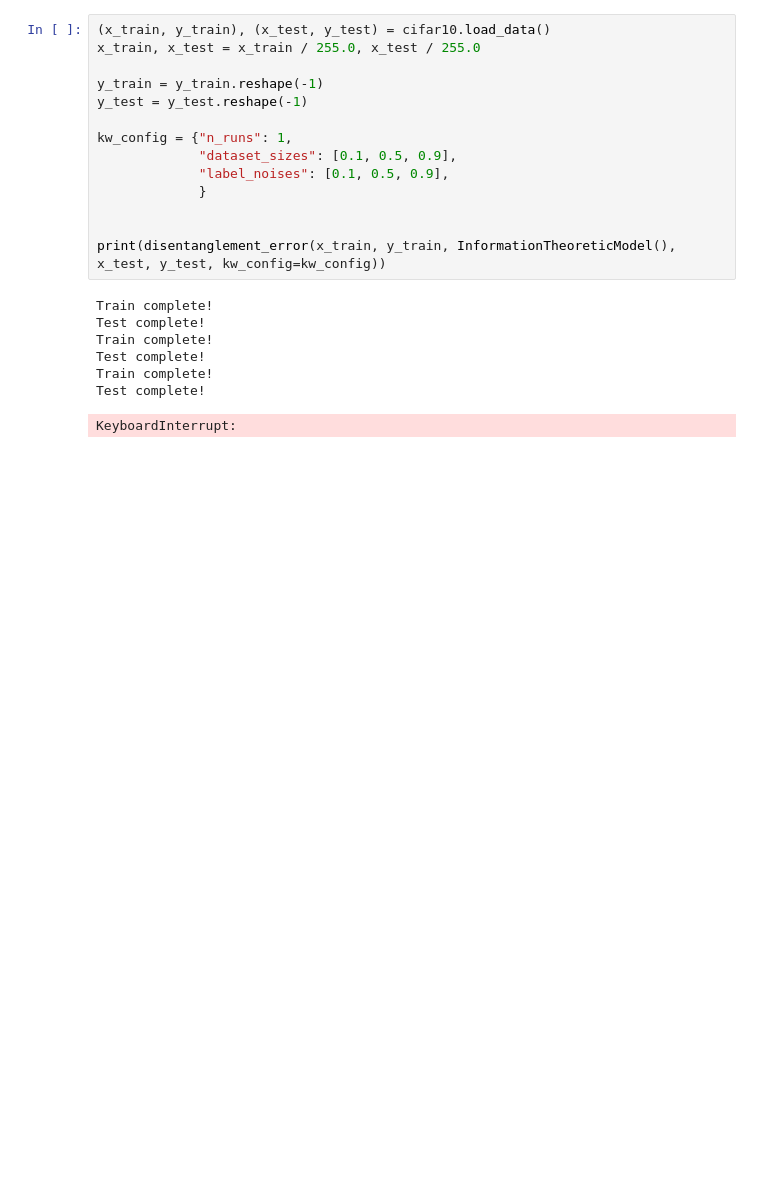
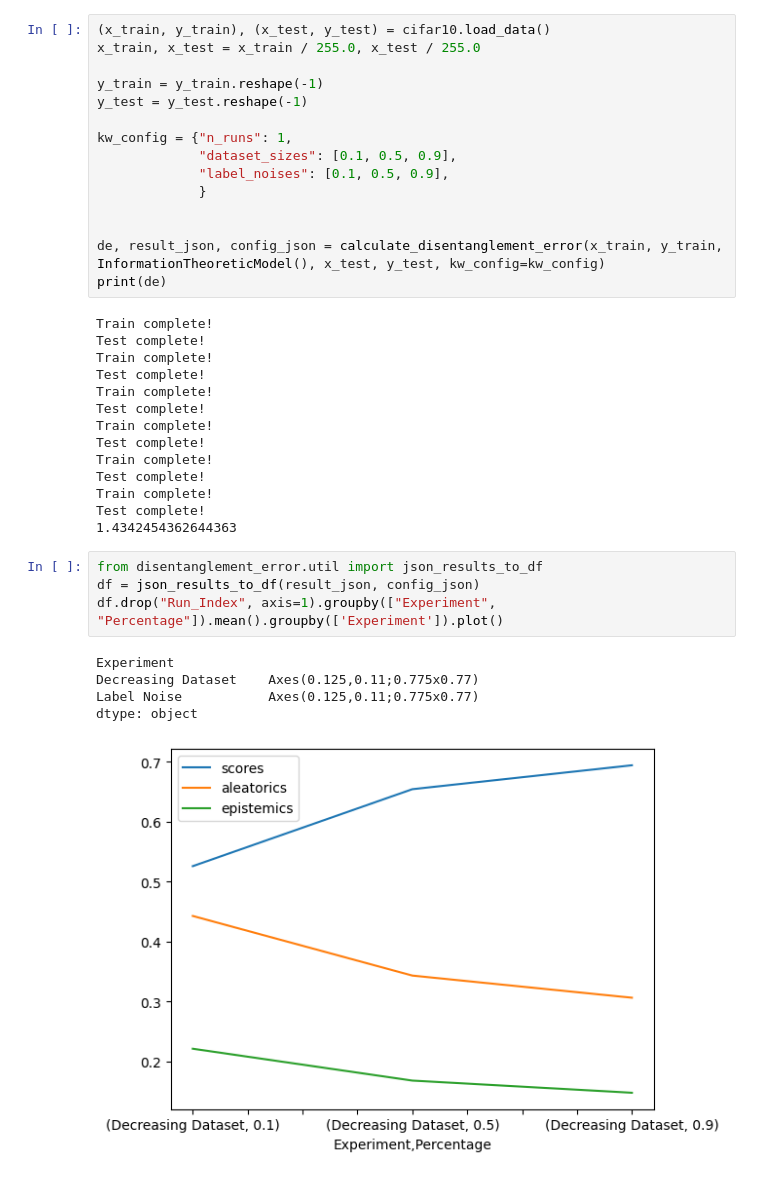
Before and after one commit to ivopascal/disentanglement_error, a Jupyter notebook: examples/CIFAR10_it_demo.ipynb, the cells around one changed output. Cells and saved outputs as stored; diff of their text form; blank space fills up the shorter version.

```diff
--- a/examples/CIFAR10_it_demo.ipynb
+++ b/examples/CIFAR10_it_demo.ipynb
@@ -81,7 +83,8 @@ kw_config = {"n_runs": 1,
              }
 
 
-print(disentanglement_error(x_train, y_train, InformationTheoreticModel(), x_test, y_test, kw_config=kw_config))
+de, result_json, config_json = calculate_disentanglement_error(x_train, y_train, InformationTheoreticModel(), x_test, y_test, kw_config=kw_config)
+print(de)
 # %% [output]
 Train complete!
 Test complete!
@@ -89,4 +92,20 @@ Train complete!
 Test complete!
 Train complete!
 Test complete!
+Train complete!
+Test complete!
+Train complete!
+Test complete!
+Train complete!
+Test complete!
+1.4342454362644363
-KeyboardInterrupt:
+# %%
+from disentanglement_error.util import json_results_to_df
+df = json_results_to_df(result_json, config_json)
+df.drop("Run_Index", axis=1).groupby(["Experiment", "Percentage"]).mean().groupby(['Experiment']).plot()
+# %% [output]
+Experiment
+Decreasing Dataset    Axes(0.125,0.11;0.775x0.77)
+Label Noise           Axes(0.125,0.11;0.775x0.77)
+dtype: object
+[figure, added]
```
Also changed, not shown: parts of 2 cells of this notebook, 12 other files.
